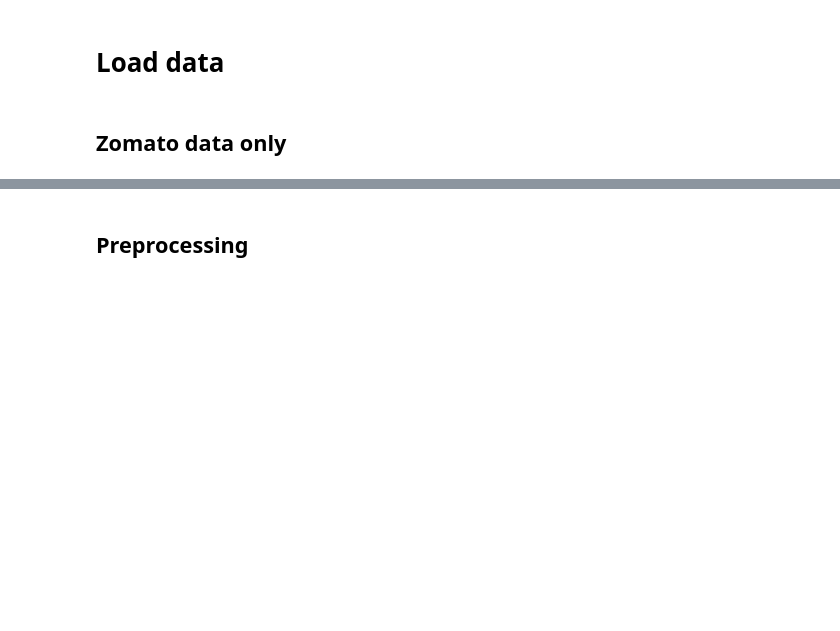
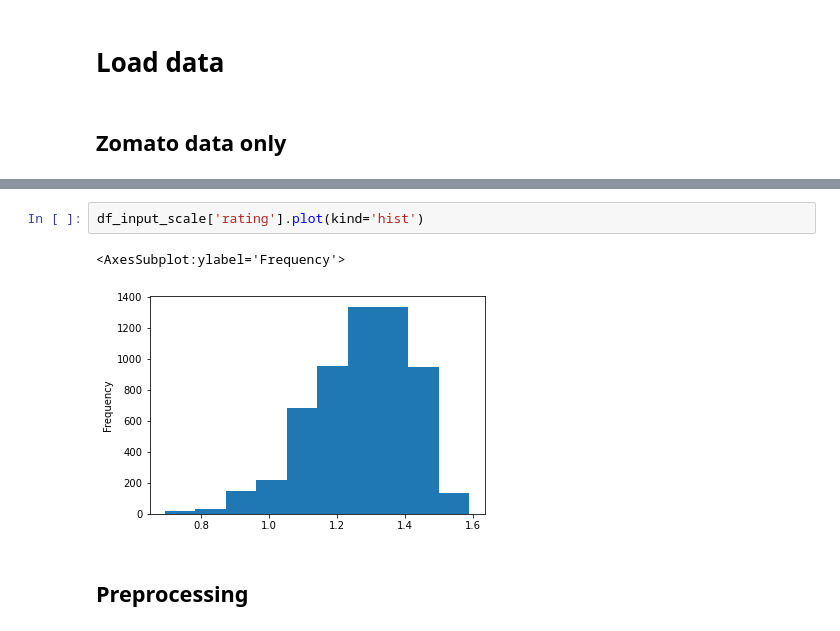
Before and after one commit to adamaulia/AdamThesis, a Jupyter notebook: 4_model.ipynb, the cells around one changed output, grey strips where cells are left out. Saved outputs shown, nothing was run; the diff lists cells and outputs as text; blank space fills up the shorter version.

```diff
--- a/4_model.ipynb
+++ b/4_model.ipynb
@@ -229,3 +230,8 @@ df_zom.head()
+# %%
+df_input_scale['rating'].plot(kind='hist')
+# %% [output]
+<AxesSubplot:ylabel='Frequency'>
+[figure, added]
 # %% [markdown]
 ## Preprocessing
 # %%
```
Also changed, not shown: parts of 24 cells of this notebook, 3 other files.
